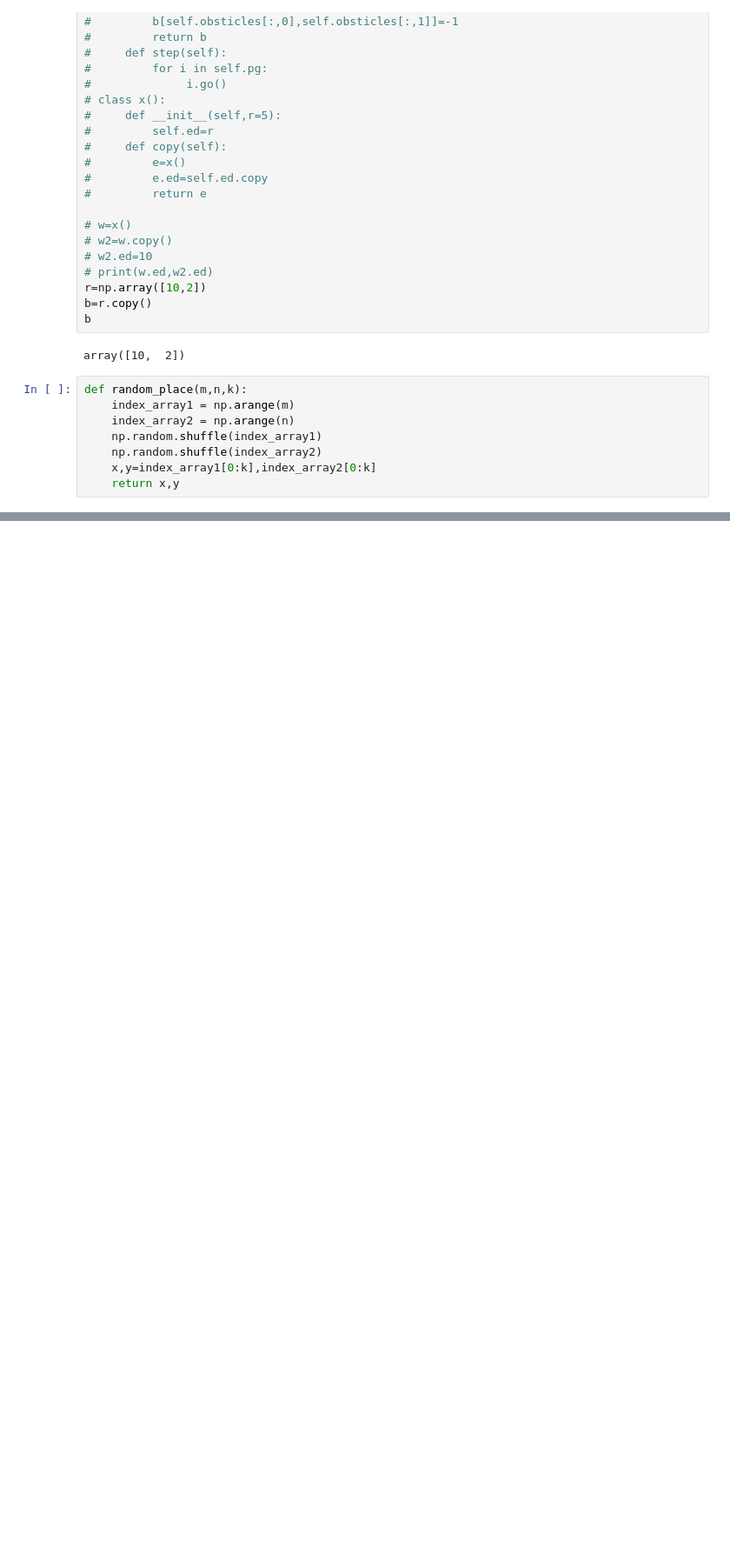
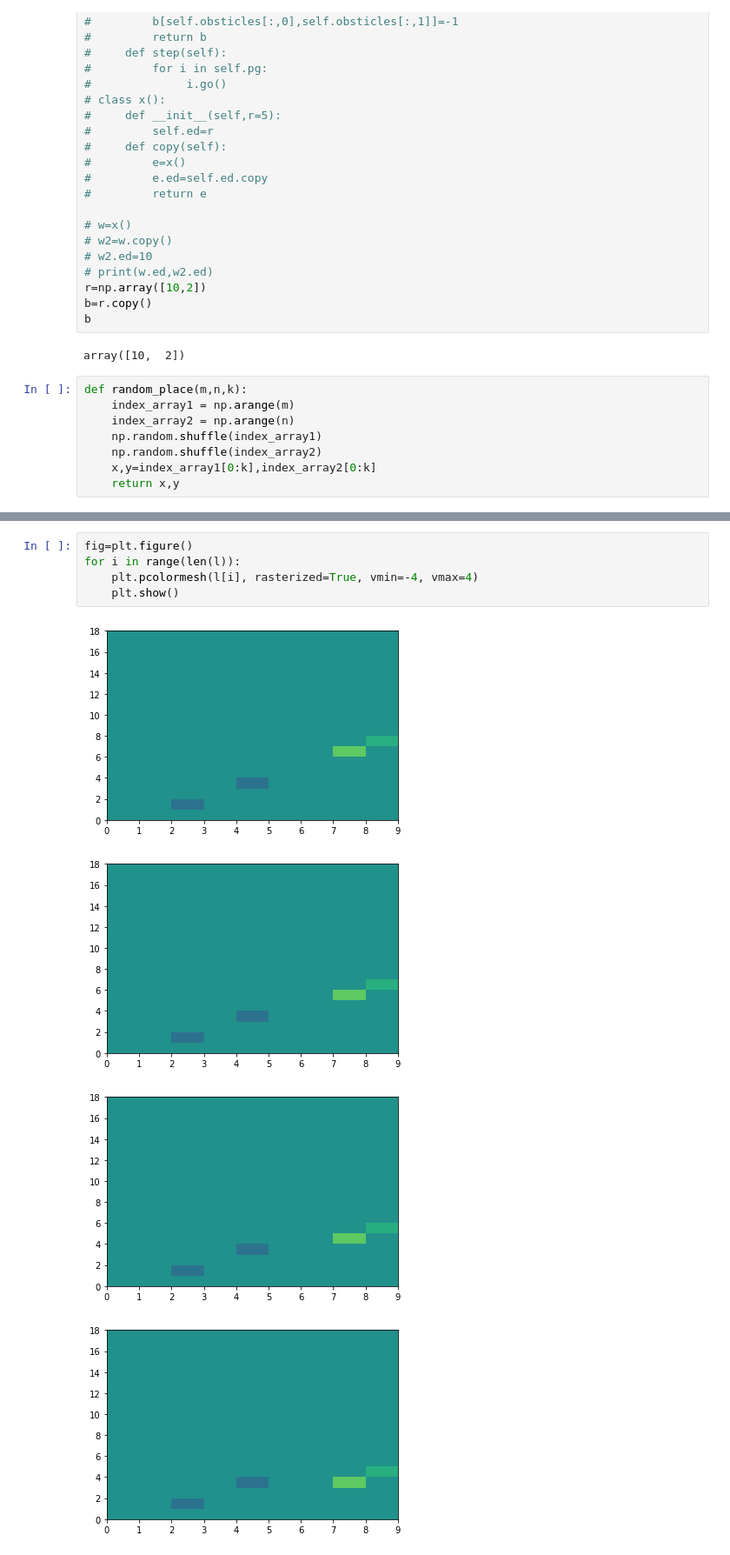
Before and after one commit to mahdialipoo/AI_AUT_Project3, a Jupyter notebook: pacman.ipynb, the cells around one changed output, grey strips where cells are left out. Shown at 87% size. Cells and saved outputs as stored; diff of their text form; blank space fills up the shorter version.

```diff
--- a/pacman.ipynb
+++ b/pacman.ipynb
@@ -258,0 +288,10 @@ def random_place(m,n,k):
+# %%
+fig=plt.figure()
+for i in range(len(l)):
+    plt.pcolormesh(l[i], rasterized=True, vmin=-4, vmax=4)
+    plt.show()
+# %% [output]
+[figure, added]
+[figure, added]
+[figure, added]
+[figure, added]
```
Also changed, not shown: parts of 8 cells of this notebook.
